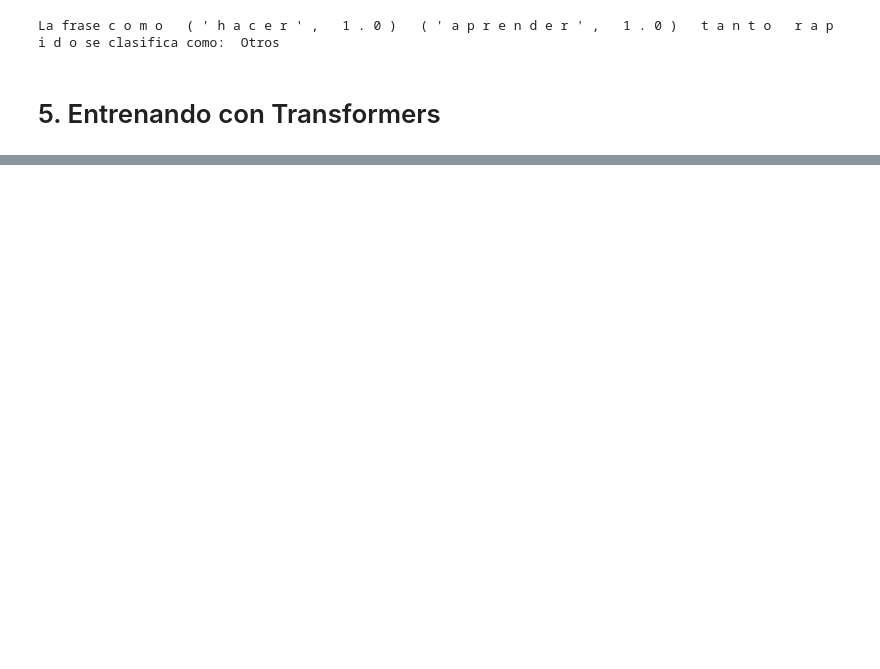
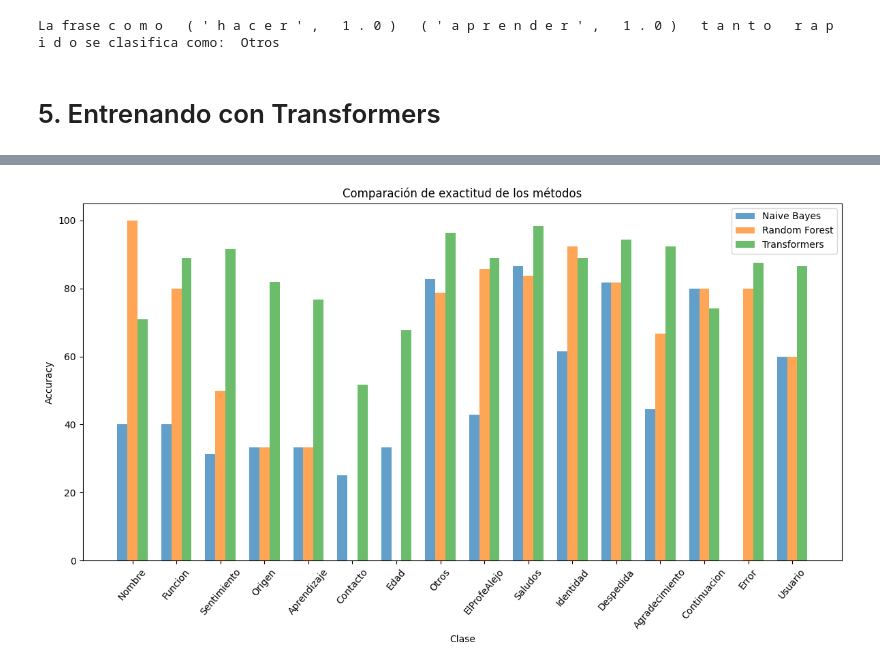
Before and after one commit to JulioLaz/clasificacion_textos, a Jupyter notebook: Clasificación_de_texto.ipynb, the cells around one changed output, grey strips where cells are left out. Cells and saved outputs as stored; diff of their text form; code cells hidden in the pictures; blank space fills up the shorter version.

```diff
--- a/Clasificación_de_texto.ipynb
+++ b/Clasificación_de_texto.ipynb
@@ -430,5 +456,6 @@ with torch.no_grad():
         true_labels.extend(labels.tolist())
 
 accuracy = accuracy_score(true_labels, predictions)
-print("Precisión:", accuracy)
+accuracy=round(accuracy,2)*100
+print("Precisión:", accuracy,'%')
 # %%
@@ -489,0 +529,9 @@ Precisión por clase Continuacion: 0.7419354838709677
+# %%
+import pandas as pd
+
+# Unir los DataFrames por la columna "Clase"
+merged_df_01 = pd.merge(accuracy_df_naive_bayes, accuracy_df_random_forest, on="Clase")
+
+merged_df_02 = pd.merge(merged_df_01, accuracy_df_transformers, on="Clase", suffixes=("", "_transformers"))
+merged_df_02.rename(columns={"% Accuracy_x": "Accuracy_naive_bayes", "% Accuracy_y": "Accuracy_random_forest","% Accuracy":"Acurracy_transformers"}, inplace=True)
+merged_df_02
@@ -490,3 +556,35 @@ Precisión por clase Continuacion: 0.7419354838709677
+# %%
+import pandas as pd
+import matplotlib.pyplot as plt
+import numpy as np
+
+df = merged_df_02
+
+# Configurar el tamaño de la figura
+plt.figure(figsize=(12, 7))
+
+x = np.arange(len(df))
+
+# Ancho de las barras
+bar_width = 0.23
+
+# Crear las barras para cada tipo de modelo
+plt.bar(x - bar_width, df["Accuracy_naive_bayes"], width=bar_width, label="Naive Bayes", alpha=0.7)
+plt.bar(x, df["Accuracy_random_forest"], width=bar_width, label="Random Forest", alpha=0.7)
+plt.bar(x + bar_width, df["Acurracy_transformers"], width=bar_width, label="Transformers", alpha=0.7)
+
+# Configurar etiquetas y leyenda
+plt.title("Comparación de exactitud de los métodos")
+plt.xlabel("Clase")
+plt.ylabel("Accuracy")
+plt.xticks(x, df["Clase"], rotation=50)
+plt.legend()
+
+# Mostrar la gráfica
+plt.tight_layout()
+plt.show()
+# %% [output]
+[figure, added]
 # %%
 # Procesar nueva frase
 frase = ' '.join(normalizar('donde vives?'))
```
Also changed, not shown: parts of 15 cells of this notebook.
